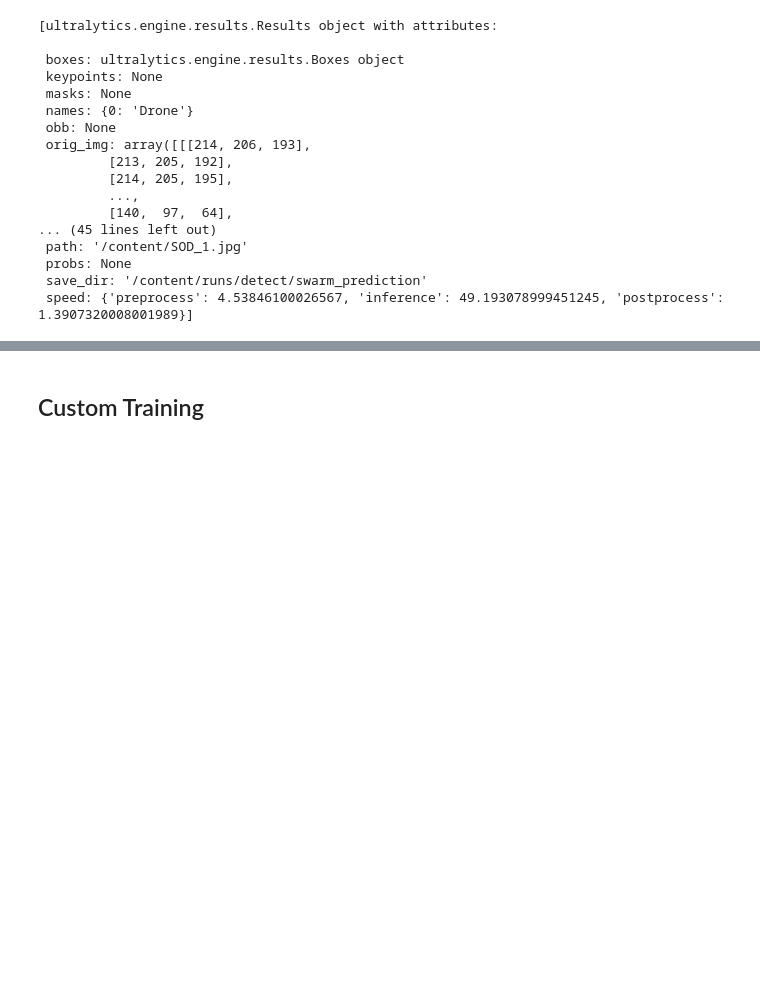
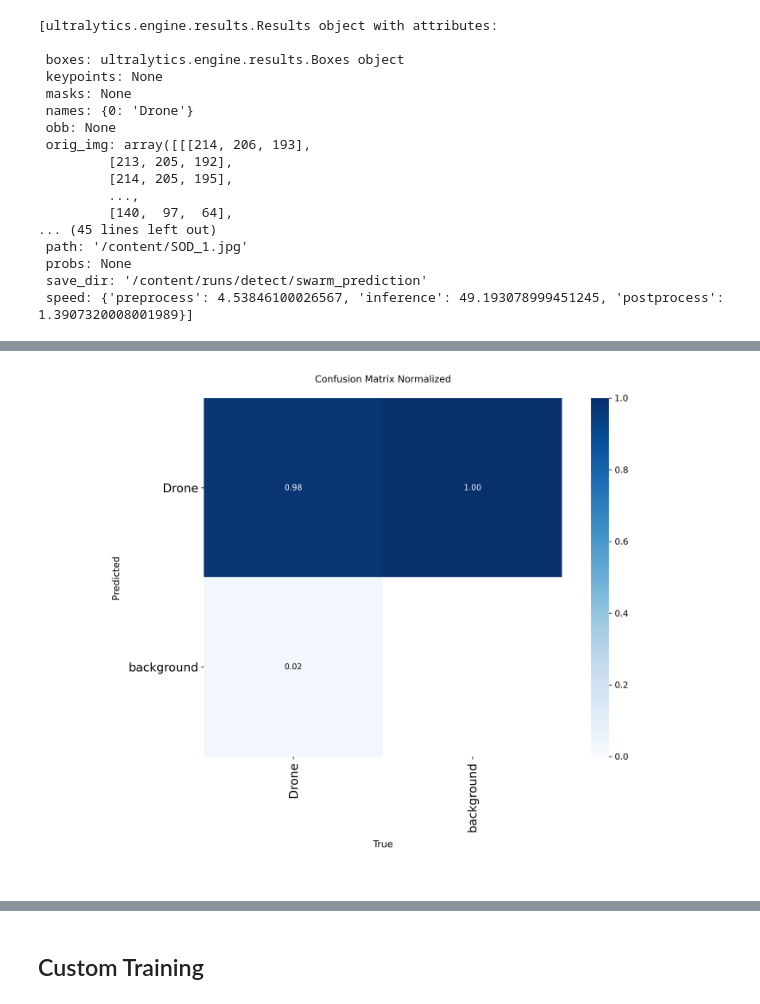
Before and after one commit to siddharthkonduru-byte/DetectionSystem_MajorProject, a Jupyter notebook: notebooks/train-yolov8-object-detection-on-custom-dataset.ipynb, the cells around one changed output, grey strips where cells are left out. Cells and saved outputs as stored; diff of their text form; code cells hidden in the pictures; blank space fills up the shorter version.

```diff
--- a/notebooks/train-yolov8-object-detection-on-custom-dataset.ipynb
+++ b/notebooks/train-yolov8-object-detection-on-custom-dataset.ipynb
@@ -376,0 +631,4 @@ files.download('/content/runs/detect/swarm_prediction/SOD_1.jpg')
+# %%
+display(Image(filename='/content/runs/detect/val-2/confusion_matrix_normalized.png'))
+# %% [output]
+[figure, added]
```
Also changed, not shown: parts of 22 cells of this notebook.
